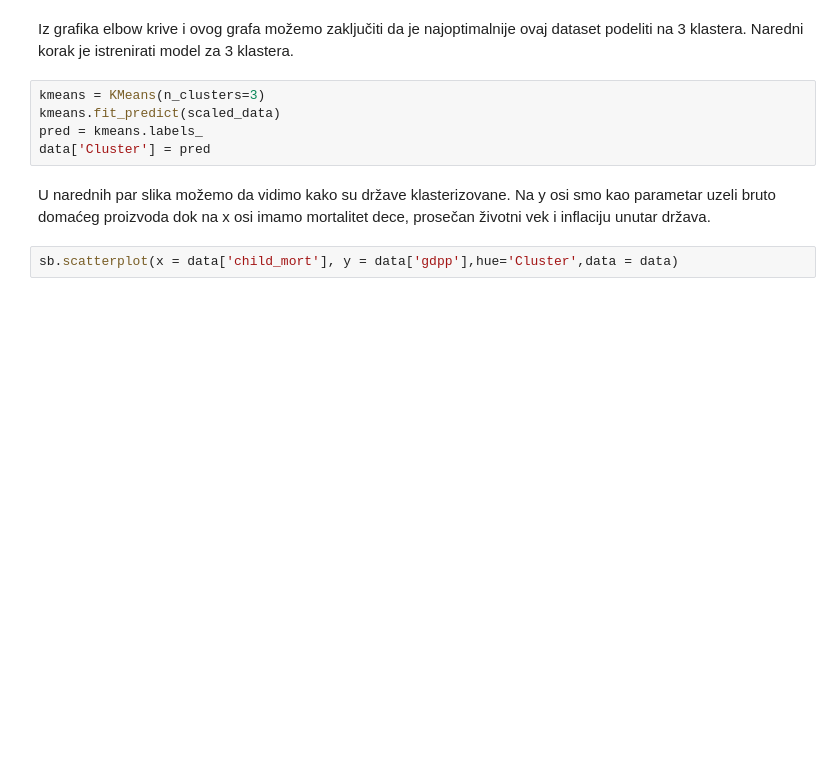
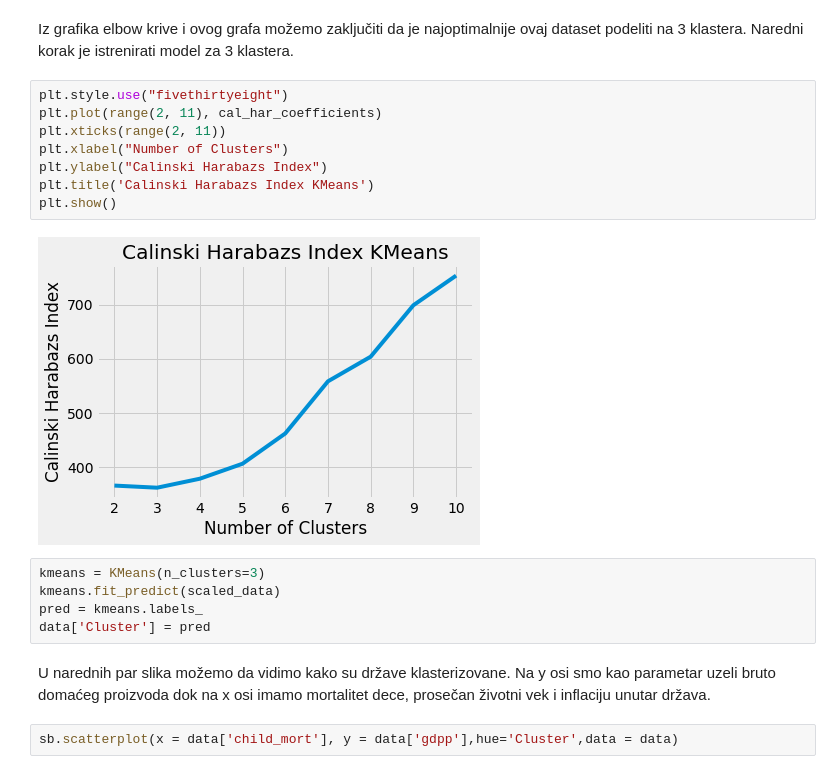
Before and after one commit to j-juric/CountryDevelopmentClustering, a Jupyter notebook: Clustering.ipynb, the cells around one changed output. Cells and saved outputs as stored; diff of their text form; blank space fills up the shorter version.

```diff
--- a/Clustering.ipynb
+++ b/Clustering.ipynb
@@ -133,5 +146,15 @@ plt.show()
 # %% [markdown]
 Iz grafika elbow krive i ovog grafa možemo zaključiti da je najoptimalnije ovaj dataset podeliti na 3 klastera. Naredni korak je istrenirati model za 3 klastera.
+# %%
+plt.style.use("fivethirtyeight")
+plt.plot(range(2, 11), cal_har_coefficients)
+plt.xticks(range(2, 11))
+plt.xlabel("Number of Clusters")
+plt.ylabel("Calinski Harabazs Index")
+plt.title('Calinski Harabazs Index KMeans')
+plt.show()
+# %% [output]
+[figure, added]
 # %%
 kmeans = KMeans(n_clusters=3)
 kmeans.fit_predict(scaled_data)
```
Also changed, not shown: parts of 33 cells of this notebook.
